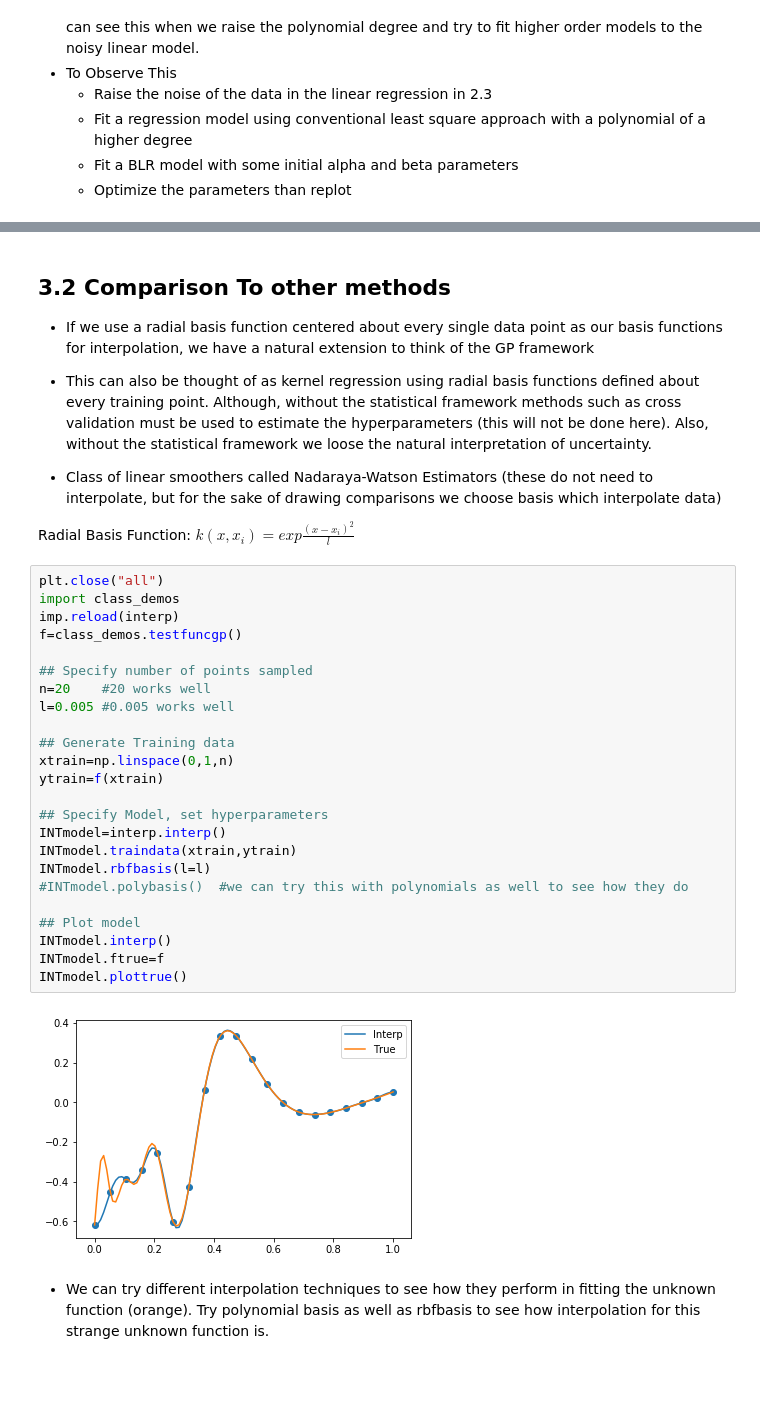
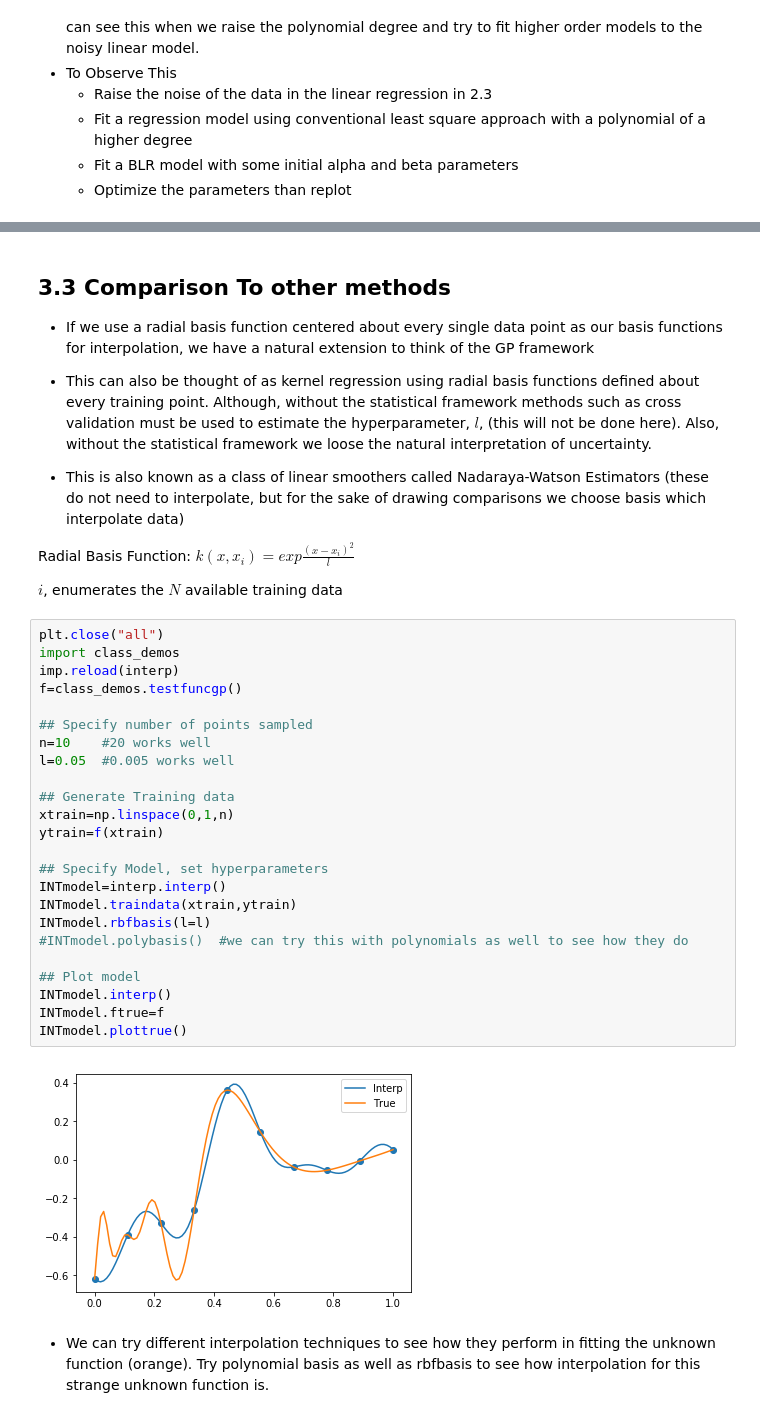
Before and after one commit to SvenVoigt/Bayes-GP_demos, a Jupyter notebook: Material Informatics Class Demo.ipynb, the cells around one changed output, grey strips where cells are left out. Cells and saved outputs as stored; diff of their text form; blank space fills up the shorter version.

```diff
--- a/Material Informatics Class Demo.ipynb
+++ b/Material Informatics Class Demo.ipynb
@@ -237,41 +266,43 @@ INTmodel.plottrue()
 # %% [output]
 [figure]
 # %% [markdown]
-## 3.2 Comparison To other methods
+## 3.3 Comparison To other methods
 * If we use a radial basis function centered about every single data point as our basis functions for interpolation, we have a natural extension to think of the GP framework
 
-* This can also be thought of as kernel regression using radial basis functions defined about every training point. Although, without the statistical framework methods such as cross validation must be used to estimate the hyperparameters (this will not be done here). Also, without the statistical framework we loose the natural interpretation of uncertainty.
+* This can also be thought of as kernel regression using radial basis functions defined about every training point. Although, without the statistical framework methods such as cross validation must be used to estimate the hyperparameter, $l$, (this will not be done here). Also, without the statistical framework we loose the natural interpretation of uncertainty.
 
-* Class of linear smoothers called Nadaraya-Watson Estimators (these do not need to interpolate, but for the sake of drawing comparisons we choose basis which interpolate data)
+* This is also known as a class of linear smoothers called Nadaraya-Watson Estimators (these do not need to interpolate, but for the sake of drawing comparisons we choose basis which interpolate data)
 
 Radial Basis Function:
 $k(x,x_i)=exp\frac{(x-x_i)^2}{l}$
+
+$i$, enumerates the $N$ available training data
 # %%
 plt.close("all")
 import class_demos
 imp.reload(interp)
 f=class_demos.testfuncgp()
 
 ## Specify number of points sampled
-n=20    #20 works well
-l=0.005 #0.005 works well
+n=10    #20 works well
+l=0.05  #0.005 works well
 
 ## Generate Training data
 xtrain=np.linspace(0,1,n)
 ytrain=f(xtrain)
 
 ## Specify Model, set hyperparameters
 INTmodel=interp.interp()
 INTmodel.traindata(xtrain,ytrain)
 INTmodel.rbfbasis(l=l)
 #INTmodel.polybasis()  #we can try this with polynomials as well to see how they do
 
 ## Plot model
 INTmodel.interp()
 INTmodel.ftrue=f
 INTmodel.plottrue()
 # %% [output]
-[figure, old version]
+[figure, new version]
 # %% [markdown]
 * We can try different interpolation techniques to see how they perform in fitting the unknown function (orange). Try polynomial basis as well as rbfbasis to see how interpolation for this strange unknown function is.
 # %% [markdown]
```
Also changed, not shown: parts of 26 cells of this notebook.
